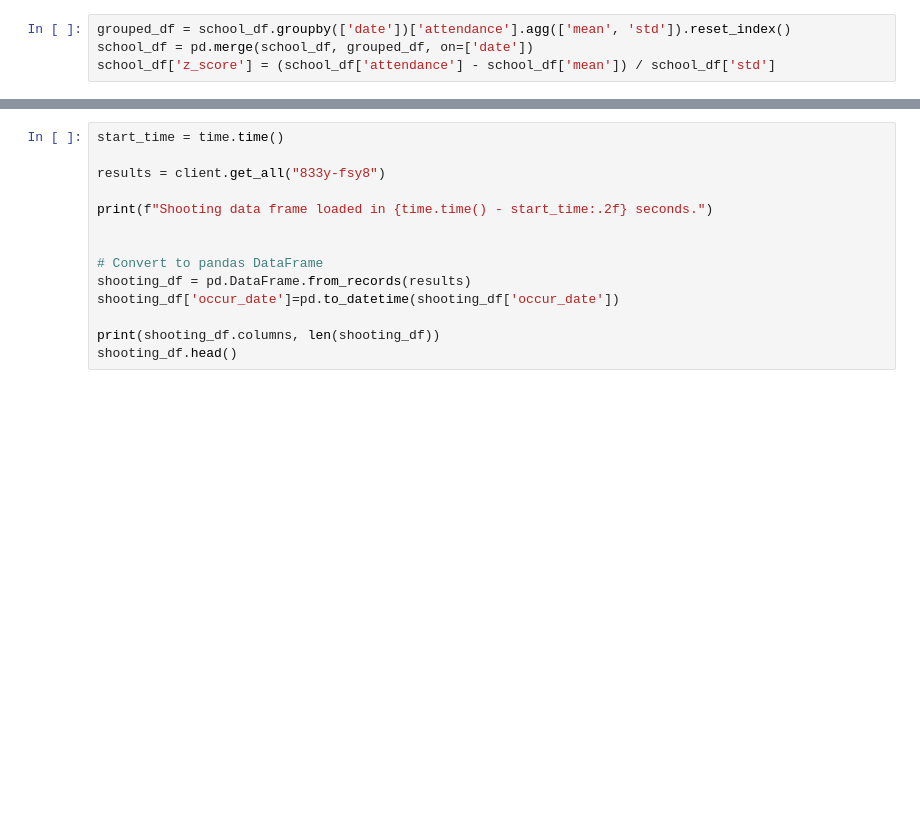
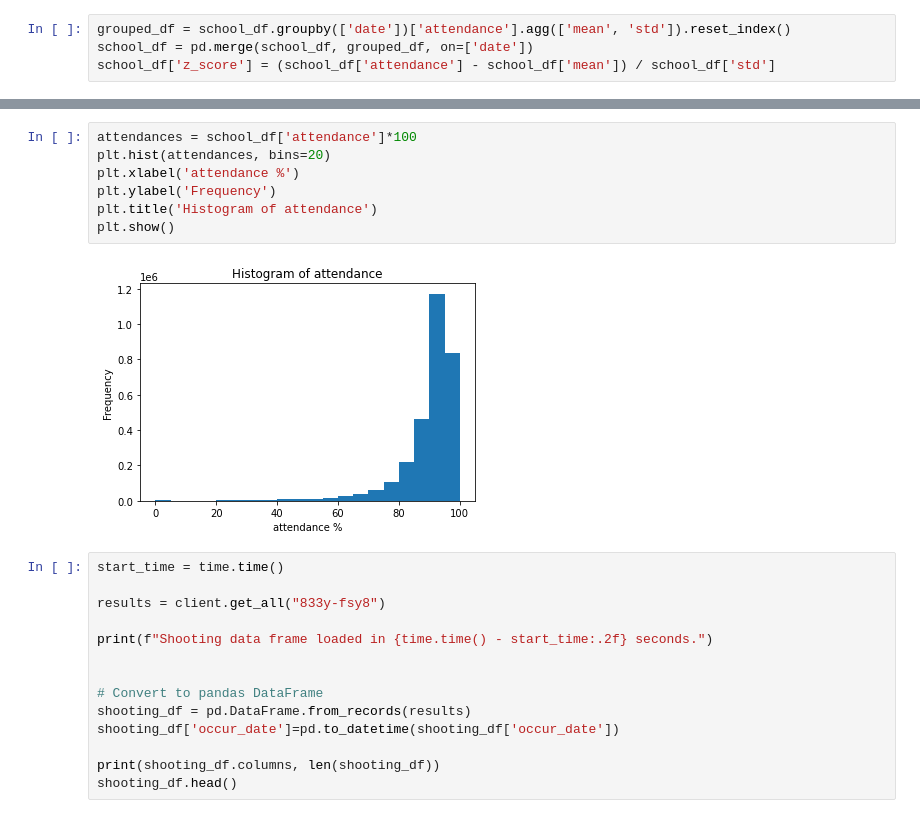
Before and after one commit to pauloog/SocialData, a Jupyter notebook: Final Project/Merging.ipynb, the cells around one changed output, grey strips where cells are left out. Drawn from its saved outputs; the diff is of its cells as text; blank space fills up the shorter version.

```diff
--- a/Final Project/Merging.ipynb
+++ b/Final Project/Merging.ipynb
@@ -331,3 +341,12 @@ plt.show()
+# %%
+attendances = school_df['attendance']*100
+plt.hist(attendances, bins=20)
+plt.xlabel('attendance %')
+plt.ylabel('Frequency')
+plt.title('Histogram of attendance')
+plt.show()
+# %% [output]
+[figure, added]
 # %%
 start_time = time.time()
 
```
Also changed, not shown: parts of 24 cells of this notebook, 1 other file.
